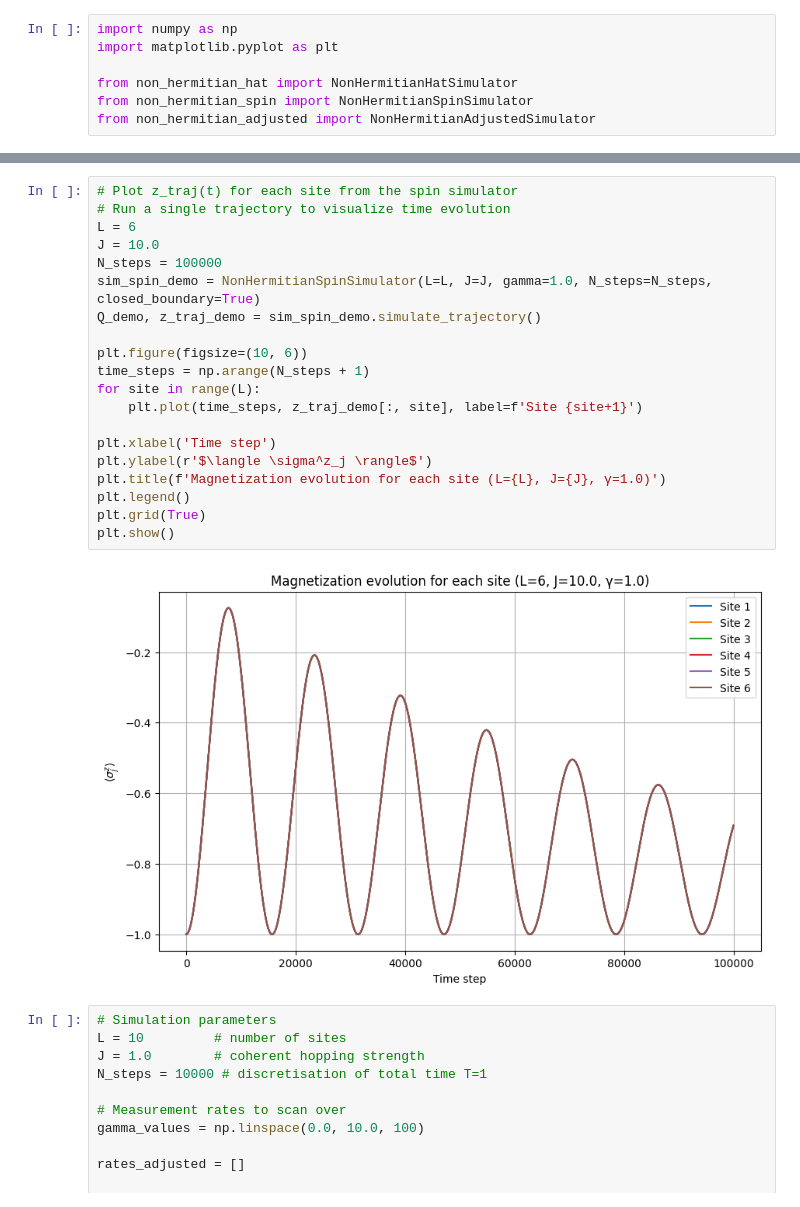
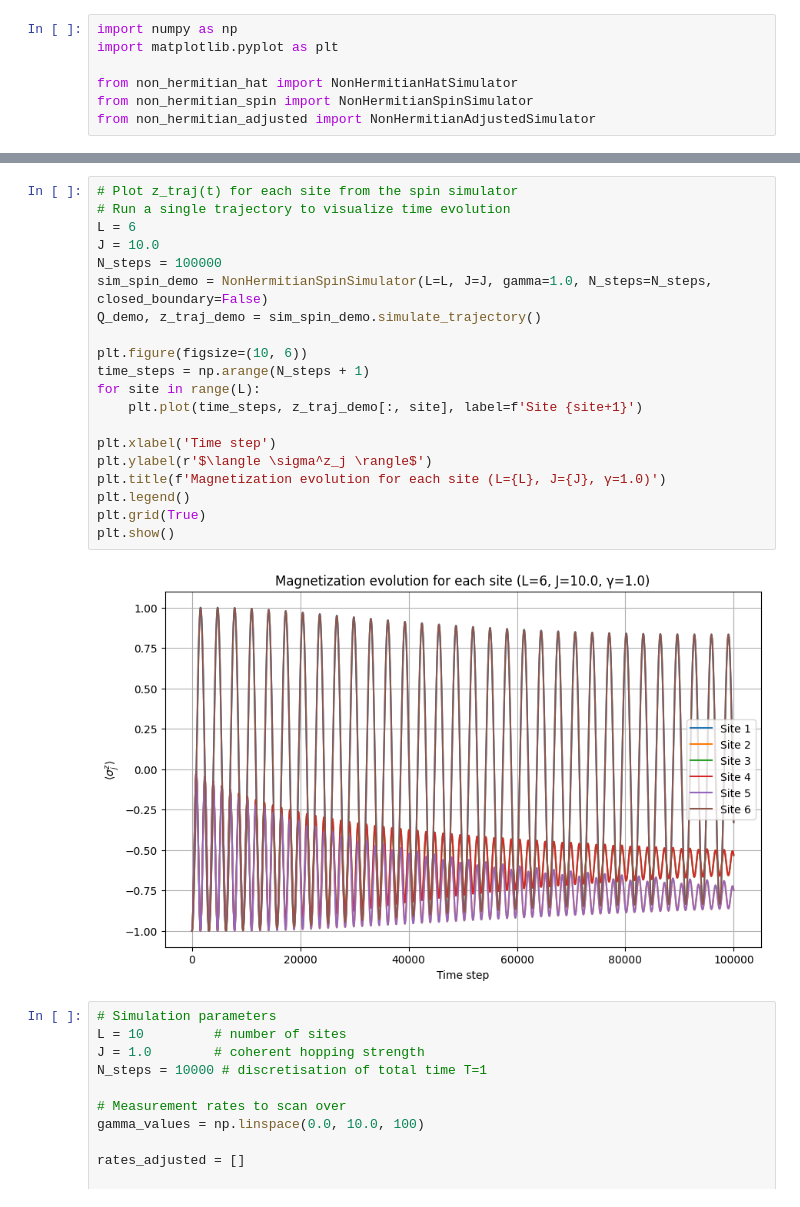
Before and after one commit to alonk-me/Quntum-measurment-model, a Jupyter notebook: quantum_measurement/jw_expansion/demo_non_hermitian.ipynb, the cells around one changed output, grey strips where cells are left out. Saved outputs shown, nothing was run; the diff lists cells and outputs as text.

```diff
--- a/quantum_measurement/jw_expansion/demo_non_hermitian.ipynb
+++ b/quantum_measurement/jw_expansion/demo_non_hermitian.ipynb
@@ -62,25 +71,25 @@ plt.show()
 # %%
 # Plot z_traj(t) for each site from the spin simulator
 # Run a single trajectory to visualize time evolution
 L = 6
 J = 10.0
 N_steps = 100000
-sim_spin_demo = NonHermitianSpinSimulator(L=L, J=J, gamma=1.0, N_steps=N_steps, closed_boundary=True)
+sim_spin_demo = NonHermitianSpinSimulator(L=L, J=J, gamma=1.0, N_steps=N_steps, closed_boundary=False)
 Q_demo, z_traj_demo = sim_spin_demo.simulate_trajectory()
 
 plt.figure(figsize=(10, 6))
 time_steps = np.arange(N_steps + 1)
 for site in range(L):
     plt.plot(time_steps, z_traj_demo[:, site], label=f'Site {site+1}')
 
 plt.xlabel('Time step')
 plt.ylabel(r'$\langle \sigma^z_j \rangle$')
 plt.title(f'Magnetization evolution for each site (L={L}, J={J}, γ=1.0)')
 plt.legend()
 plt.grid(True)
 plt.show()
 # %% [output]
-[figure, old version]
+[figure, new version]
 # %%
 # Simulation parameters
 L = 10         # number of sites
```
Also changed, not shown: parts of 14 cells of this notebook, 3 other files.
